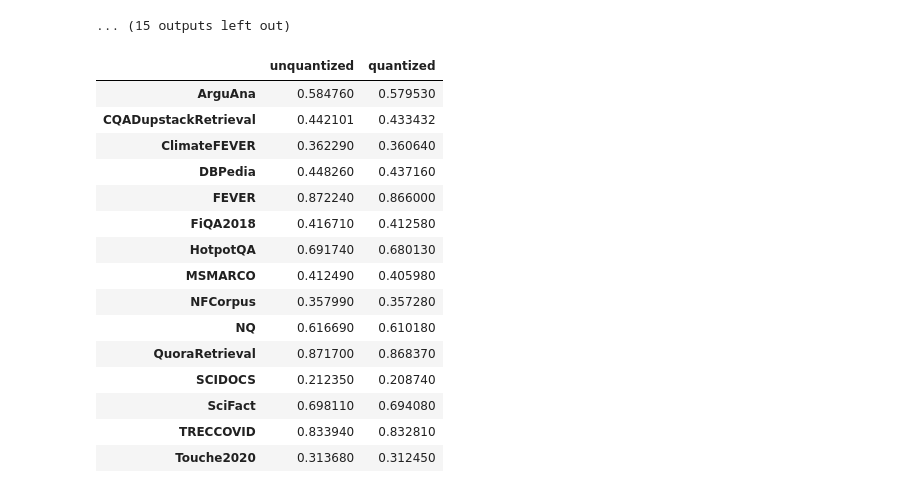
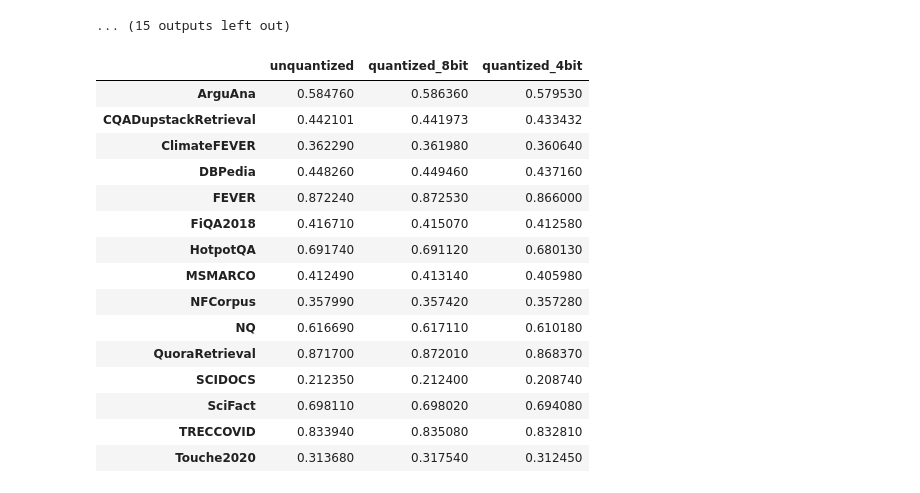
Before and after one commit to Snowflake-Labs/arctic-embed, a Jupyter notebook: compressed_embeddings_examples/score_arctic_embed_m_v1dot5_with_quantization.ipynb, the cells around one changed output. Saved outputs shown, nothing was run; the diff lists cells and outputs as text; code cells hidden in the pictures.

Commit message:
Add int8 quantization

```diff
--- a/compressed_embeddings_examples/score_arctic_embed_m_v1dot5_with_quantization.ipynb
+++ b/compressed_embeddings_examples/score_arctic_embed_m_v1dot5_with_quantization.ipynb
@@ -63,7 +63,8 @@ EMBEDDINGS_DATASET_ID = "Snowflake/mteb-retrieval-snowflake-arctic-embed-m-v1.5"
 COLUMN_DOC_ID = "DOC_ID"
 COLUMN_QUERY_ID = "QUERY_ID"
 COLUMN_VECTOR = "VECTOR_MAIN"
-SCALAR_QUANTIZATION_LIMIT = 0.18  # This global constant is all you need to effectively quantize snowflake-arctic-embed-m-v1.5!
+SCALAR_QUANTIZATION_LIMIT_4BIT = 0.18  # This global constant is all you need to effectively 4-bit quantize snowflake-arctic-embed-m-v1.5!
+SCALAR_QUANTIZATION_LIMIT_8BIT = 0.3  # This global constant is all you need to effectively 8-bit quantize snowflake-arctic-embed-m-v1.5!
 TRUNCATION_DIM = 256
 # %%
 %%cython --compile-args=-fopenmp --link-args=-fopenmp
@@ -308,0 +371,12 @@ Wall time: 22.3 s
+# %%
+%%time
+# NOTE: This retrieval isn't super fast because our code for int8 matmuls is
+# less optimized than the stock float32 matmul code (BLAS) that powers floating point dense retrieval.
+scores_quant_8bit = dense_retrieval(
+    query_ids,
+    doc_ids,
+    query_emb,
+    doc_emb,
+    retrieval_depth=10,
+    quantize_8bit_with_limit=SCALAR_QUANTIZATION_LIMIT_8BIT,
+)
@@ -309,13 +386,13 @@ Wall time: 22.3 s
 # %%
 %%time
 # NOTE: This retrieval isn't super fast because our code for int4 matmuls is
-# less optimized than the stock float32 matmul code (BLAS) that powers non-int4-quantized dense retrieval.
-scores_quant = dense_retrieval(
+# less optimized than the stock float32 matmul code (BLAS) that powers floating point dense retrieval.
+scores_quant_4bit = dense_retrieval(
     query_ids,
     doc_ids,
     query_emb,
     doc_emb,
     retrieval_depth=10,
-    quantize_4bit_with_limit=SCALAR_QUANTIZATION_LIMIT,
+    quantize_4bit_with_limit=SCALAR_QUANTIZATION_LIMIT_4BIT,
 )
 # %% [output]
@@ -367,7 +451,8 @@ Below we provide a reproducible implementation of int4 compressed retrieval qual
 names = [p.parent.name for p in sorted(embeddings_dataset_path.glob("*/embeddings"))]
 print(f"Scoring: {names}")
 ndcg10_scores_unquantized = {}
-ndcg10_scores_quantized = {}
+ndcg10_scores_quantized_8bit = {}
+ndcg10_scores_quantized_4bit = {}
 for name in tqdm(names):
     print(name)
     emb_dir = embeddings_dataset_path / name / "embeddings"
@@ -377,9 +462,11 @@ for name in tqdm(names):
     query_ids, query_emb = load_embeddings(query_emb_file_paths, id_column_name=COLUMN_QUERY_ID, truncate_dim=TRUNCATION_DIM)
     qrel = load_mteb_qrels(name)
     scores = dense_retrieval(query_ids, doc_ids, query_emb, doc_emb, 10)
-    scores_quant = dense_retrieval(query_ids, doc_ids, query_emb, doc_emb, 10, SCALAR_QUANTIZATION_LIMIT)
+    scores_quant_8bit = dense_retrieval(query_ids, doc_ids, query_emb, doc_emb, 10, quantize_8bit_with_limit=SCALAR_QUANTIZATION_LIMIT_8BIT)
+    scores_quant_4bit = dense_retrieval(query_ids, doc_ids, query_emb, doc_emb, 10, quantize_4bit_with_limit=SCALAR_QUANTIZATION_LIMIT_4BIT)
     ndcg10_scores_unquantized[name] = beir_evaluate(qrel, scores, k_values=[10])[0]["NDCG@10"]
-    ndcg10_scores_quantized[name] = beir_evaluate(qrel, scores_quant, k_values=[10])[0]["NDCG@10"]
+    ndcg10_scores_quantized_8bit[name] = beir_evaluate(qrel, scores_quant_8bit, k_values=[10])[0]["NDCG@10"]
+    ndcg10_scores_quantized_4bit[name] = beir_evaluate(qrel, scores_quant_4bit, k_values=[10])[0]["NDCG@10"]
 # %% [output]
 Scoring: ['ArguAna', 'CQADupstackAndroidRetrieval', 'CQADupstackEnglishRetrieval', 'CQADupstackGamingRetrieval', 'CQADupstackGisRetrieval', 'CQADupstackMathematicaRetrieval', 'CQADupstackPhysicsRetrie ...
 ArguAna
@@ -395,36 +482,36 @@ CQADupstackTexRetrieval
 CQADupstackUnixRetrieval
 ... (15 outputs left out)
 # %%
-df_ndcg10 = pd.DataFrame({"unquantized": ndcg10_scores_unquantized, "quantized": ndcg10_scores_quantized})
+df_ndcg10 = pd.DataFrame({"unquantized": ndcg10_scores_unquantized, "quantized_8bit": ndcg10_scores_quantized_8bit, "quantized_4bit": ndcg10_scores_quantized_4bit})
 
 # Cache results to CSV.
 df_ndcg10.to_csv("ndcgs_validation.csv")
 
 # Roll up CQA Dupstack Retrieval.
 is_cqa = df_ndcg10.index.to_series().str.startswith("CQA")
 cqa_mean = df_ndcg10.loc[is_cqa].mean().to_frame().T
 cqa_mean.index = ["CQADupstackRetrieval"]
 df_ndcg10 = pd.concat([df_ndcg10.loc[~is_cqa], cqa_mean]).sort_index()
 
 # Show scores across MTEB retrieval.
 df_ndcg10
 # %% [output]
-|  | unquantized | quantized |
-| ArguAna | 0.584760 | 0.579530 |
-| CQADupstackRetrieval | 0.442101 | 0.433432 |
-| ClimateFEVER | 0.362290 | 0.360640 |
-| DBPedia | 0.448260 | 0.437160 |
-| FEVER | 0.872240 | 0.866000 |
-| FiQA2018 | 0.416710 | 0.412580 |
-| HotpotQA | 0.691740 | 0.680130 |
-| MSMARCO | 0.412490 | 0.405980 |
-| NFCorpus | 0.357990 | 0.357280 |
-| NQ | 0.616690 | 0.610180 |
-| QuoraRetrieval | 0.871700 | 0.868370 |
-| SCIDOCS | 0.212350 | 0.208740 |
-| SciFact | 0.698110 | 0.694080 |
-| TRECCOVID | 0.833940 | 0.832810 |
-| Touche2020 | 0.313680 | 0.312450 |
+|  | unquantized | quantized_8bit | quantized_4bit |
+| ArguAna | 0.584760 | 0.586360 | 0.579530 |
+| CQADupstackRetrieval | 0.442101 | 0.441973 | 0.433432 |
+| ClimateFEVER | 0.362290 | 0.361980 | 0.360640 |
+| DBPedia | 0.448260 | 0.449460 | 0.437160 |
+| FEVER | 0.872240 | 0.872530 | 0.866000 |
+| FiQA2018 | 0.416710 | 0.415070 | 0.412580 |
+| HotpotQA | 0.691740 | 0.691120 | 0.680130 |
+| MSMARCO | 0.412490 | 0.413140 | 0.405980 |
+| NFCorpus | 0.357990 | 0.357420 | 0.357280 |
+| NQ | 0.616690 | 0.617110 | 0.610180 |
+| QuoraRetrieval | 0.871700 | 0.872010 | 0.868370 |
+| SCIDOCS | 0.212350 | 0.212400 | 0.208740 |
+| SciFact | 0.698110 | 0.698020 | 0.694080 |
+| TRECCOVID | 0.833940 | 0.835080 | 0.832810 |
+| Touche2020 | 0.313680 | 0.317540 | 0.312450 |
 # %%
 # Print mean MTEB Retrieval scores.
 df_ndcg10.mean()
```
Also changed, not shown: parts of 14 cells of this notebook.
